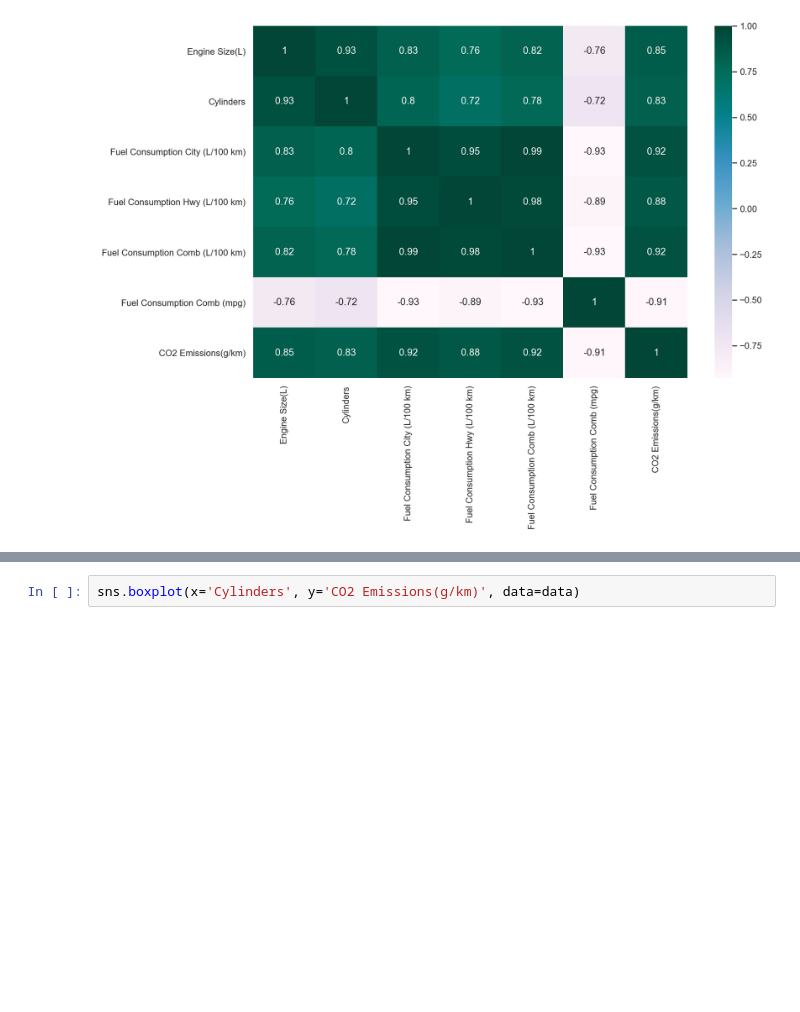
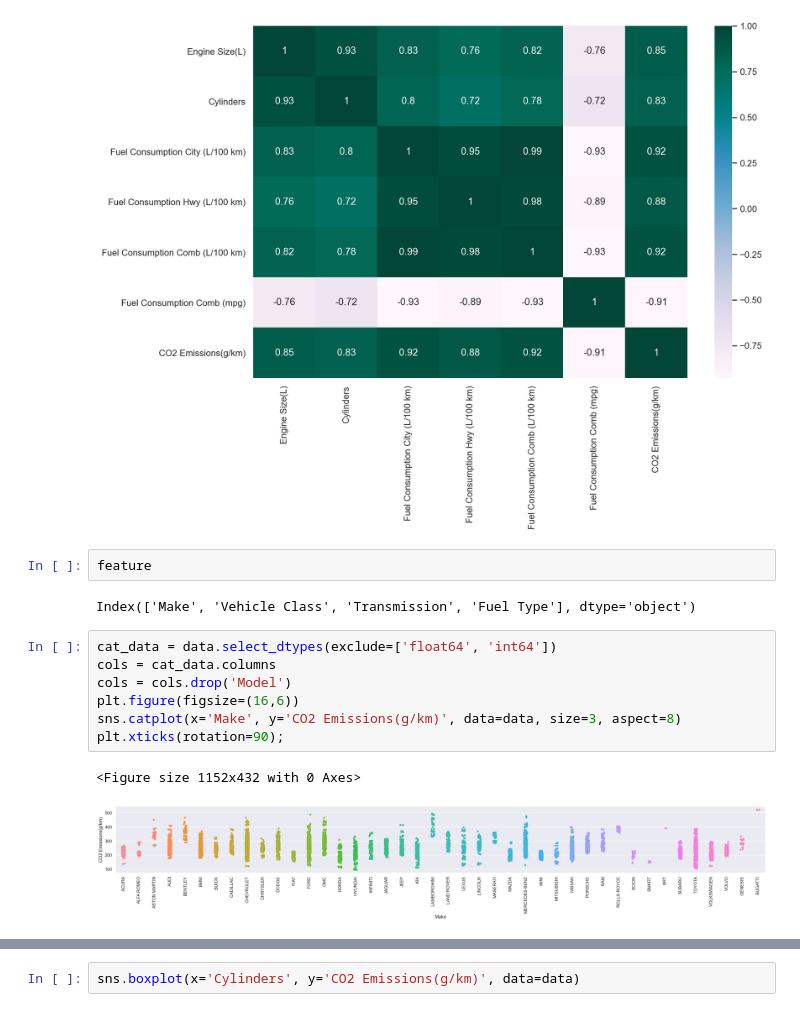
Before and after one commit to dockyum/regression-DSS, a Jupyter notebook: eda/CO2_emission_eda.ipynb, the cells around one changed output, grey strips where cells are left out. Cells and saved outputs as stored; diff of their text form; blank space fills up the shorter version.

```diff
--- a/eda/CO2_emission_eda.ipynb
+++ b/eda/CO2_emission_eda.ipynb
@@ -81,3 +81,17 @@ plt.figure(figsize=(12,8))
 sns.heatmap(data.corr(), cmap="PuBuGn", annot=True);
 # %% [output]
 [figure]
+# %%
+feature
+# %% [output]
+Index(['Make', 'Vehicle Class', 'Transmission', 'Fuel Type'], dtype='object')
+# %%
+cat_data = data.select_dtypes(exclude=['float64', 'int64'])
+cols = cat_data.columns
+cols = cols.drop('Model')
+plt.figure(figsize=(16,6))
+sns.catplot(x='Make', y='CO2 Emissions(g/km)', data=data, size=3, aspect=8)
+plt.xticks(rotation=90);
+# %% [output]
+<Figure size 1152x432 with 0 Axes>
+[figure, added]
```
Also changed, not shown: parts of 12 cells of this notebook.
